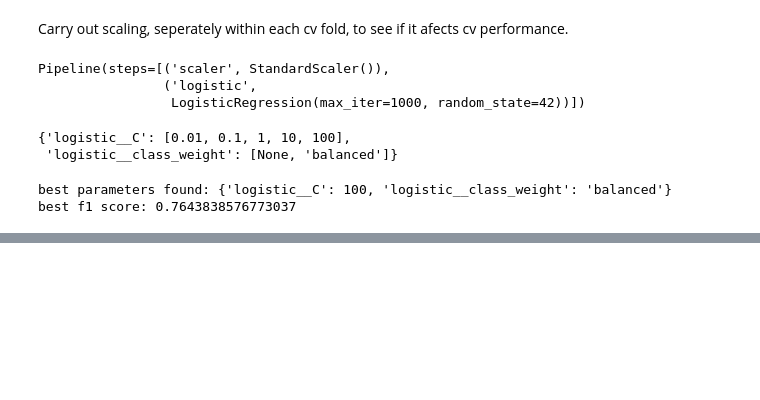
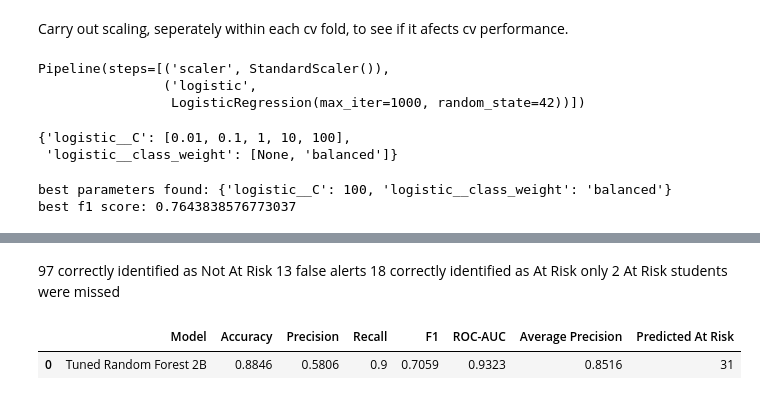
Before and after one commit to fip1234/phronesis, a Jupyter notebook: notebooks/01_eda.ipynb, the cells around one changed output, grey strips where cells are left out. Drawn from its saved outputs; the diff is of its cells as text; code cells hidden in the pictures; blank space fills up the shorter version.

```diff
--- a/notebooks/01_eda.ipynb
+++ b/notebooks/01_eda.ipynb
@@ -3619,0 +3717,6 @@ This means for the final model comparison, the existing logistic regression 0.4
+# %%
+#get at risk probability column
+final_forest_test_probs_at_risk= final_forest_test_probs[:,1]
+
+#create final predictions on 0.5 threshold
+final_forest_test_predictions= (final_forest_test_probs_at_risk >= 0.5).astype(int)
@@ -3619,0 +3771,25 @@ This means for the final model comparison, the existing logistic regression 0.4
+# %% [markdown]
+97 correctly identified as Not At Risk
+13 false alerts
+18 correctly identified as At Risk
+only 2 At Risk students were missed
+# %%
+#Dataframe for final evaluation results
+
+final_holdout_results= pd.DataFrame({
+    "Model":["Tuned Random Forest 2B"],
+    "Accuracy":[final_test_accuracy],
+    "Precision":[final_test_precision],
+    "Recall":[final_test_recall],
+    "F1":[final_test_f1],
+    "ROC-AUC":[final_test_roc_auc],
+    "Average Precision":[final_test_a_precision],
+    "Predicted At Risk":[final_test_predicted_at_risk]
+})
+
+
+final_holdout_results.to_csv("../outputs/results/final_holdout_results.csv",index=False)
+final_holdout_results.round(4)
+# %% [output]
+|  | Model | Accuracy | Precision | Recall | F1 | ROC-AUC | Average Precision | Predicted At Risk |
+| 0 | Tuned Random Forest 2B | 0.8846 | 0.5806 | 0.9 | 0.7059 | 0.9323 | 0.8516 | 31 |
```
Also changed, not shown: parts of 53 cells of this notebook, 6 other files.
